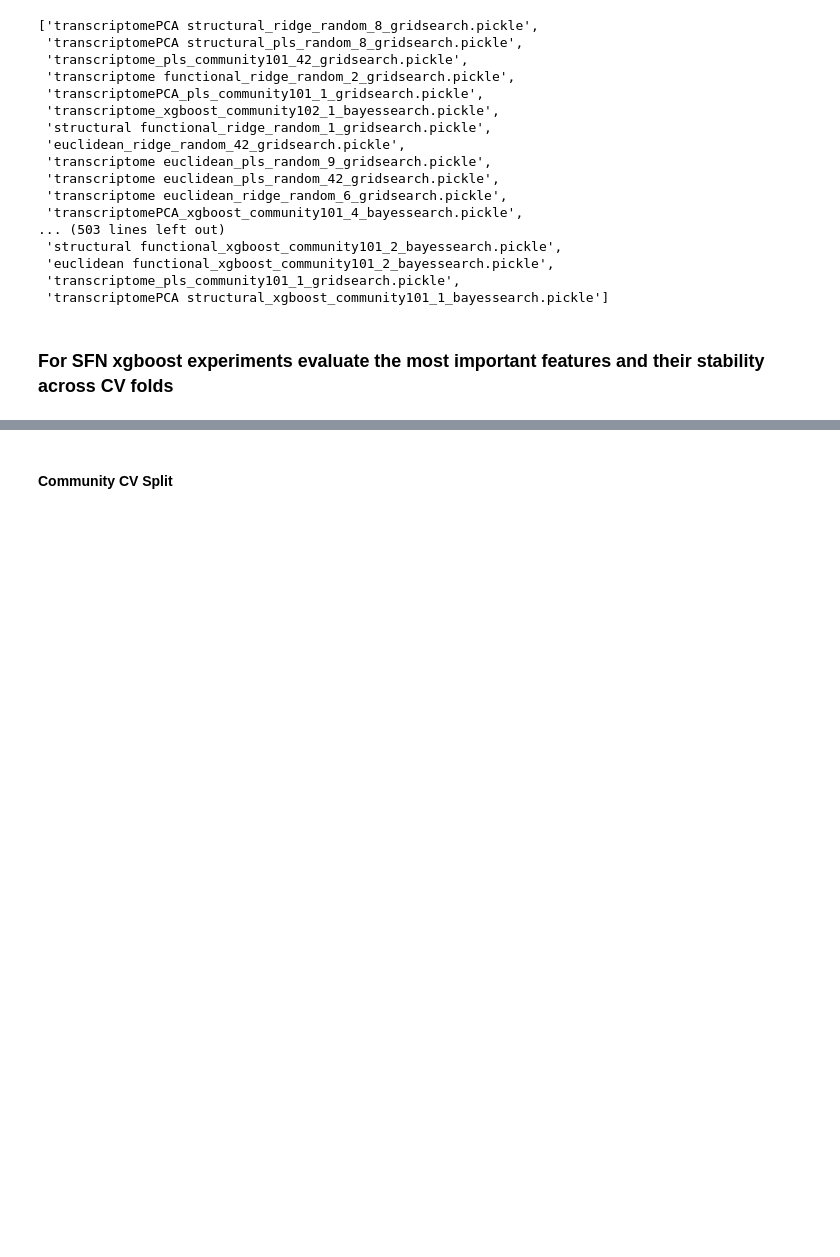
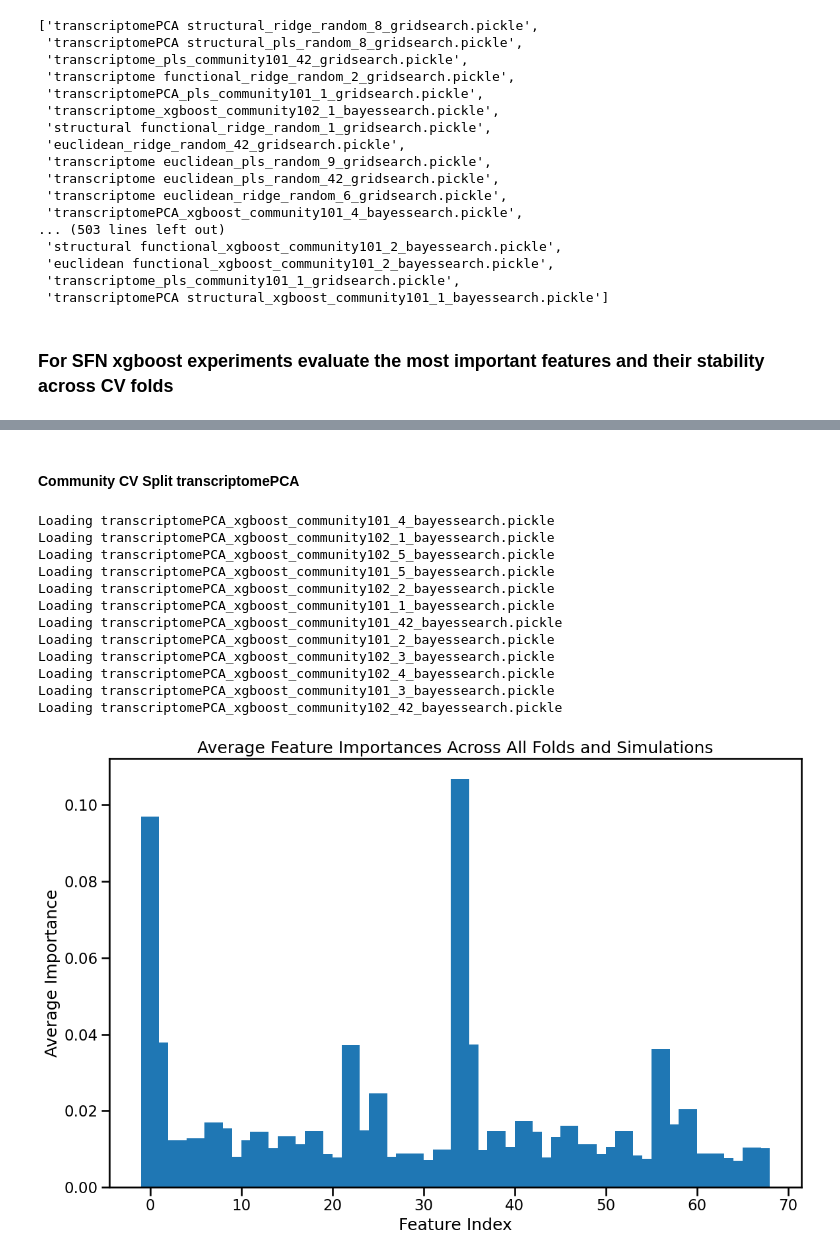
Before and after one commit to neuroinfolab/GeneEx2Conn, a Jupyter notebook: feature_importance.ipynb, the cells around one changed output, grey strips where cells are left out. Cells and saved outputs as stored; diff of their text form; code cells hidden in the pictures; blank space fills up the shorter version.

```diff
--- a/feature_importance.ipynb
+++ b/feature_importance.ipynb
@@ -109,2 +300,30 @@ FileNotFoundError: [Errno 2] No such file or directory: '/scratch/asr655/neuroin
 # %% [markdown]
-#### Community CV Split
+#### Community CV Split transcriptomePCA
+# %%
+results = load_filtered_results(
+    base_path=SFN_sim_path,
+    input_features=['transcriptomePCA'],  # Can be single string or list
+    split_type='community',
+    model_type='xgboost',
+    search_type='bayessearch'
+)
+
+combine_regions=False
+mean_importances = compute_mean_feature_importances(results, combine_regions=combine_regions)
+
+plot_mean_feature_importances(mean_importances, combine_regions=combine_regions)
+plot_feature_importances_with_folds(results, combine_regions=combine_regions, show_mean=True, sim_idx=None)
+# %% [output]
+Loading transcriptomePCA_xgboost_community101_4_bayessearch.pickle
+Loading transcriptomePCA_xgboost_community102_1_bayessearch.pickle
+Loading transcriptomePCA_xgboost_community102_5_bayessearch.pickle
+Loading transcriptomePCA_xgboost_community101_5_bayessearch.pickle
+Loading transcriptomePCA_xgboost_community102_2_bayessearch.pickle
+Loading transcriptomePCA_xgboost_community101_1_bayessearch.pickle
+Loading transcriptomePCA_xgboost_community101_42_bayessearch.pickle
+Loading transcriptomePCA_xgboost_community101_2_bayessearch.pickle
+Loading transcriptomePCA_xgboost_community102_3_bayessearch.pickle
+Loading transcriptomePCA_xgboost_community102_4_bayessearch.pickle
+Loading transcriptomePCA_xgboost_community101_3_bayessearch.pickle
+Loading transcriptomePCA_xgboost_community102_42_bayessearch.pickle
+[figure, added]
```
Also changed, not shown: parts of 18 cells of this notebook, 4 other files.
